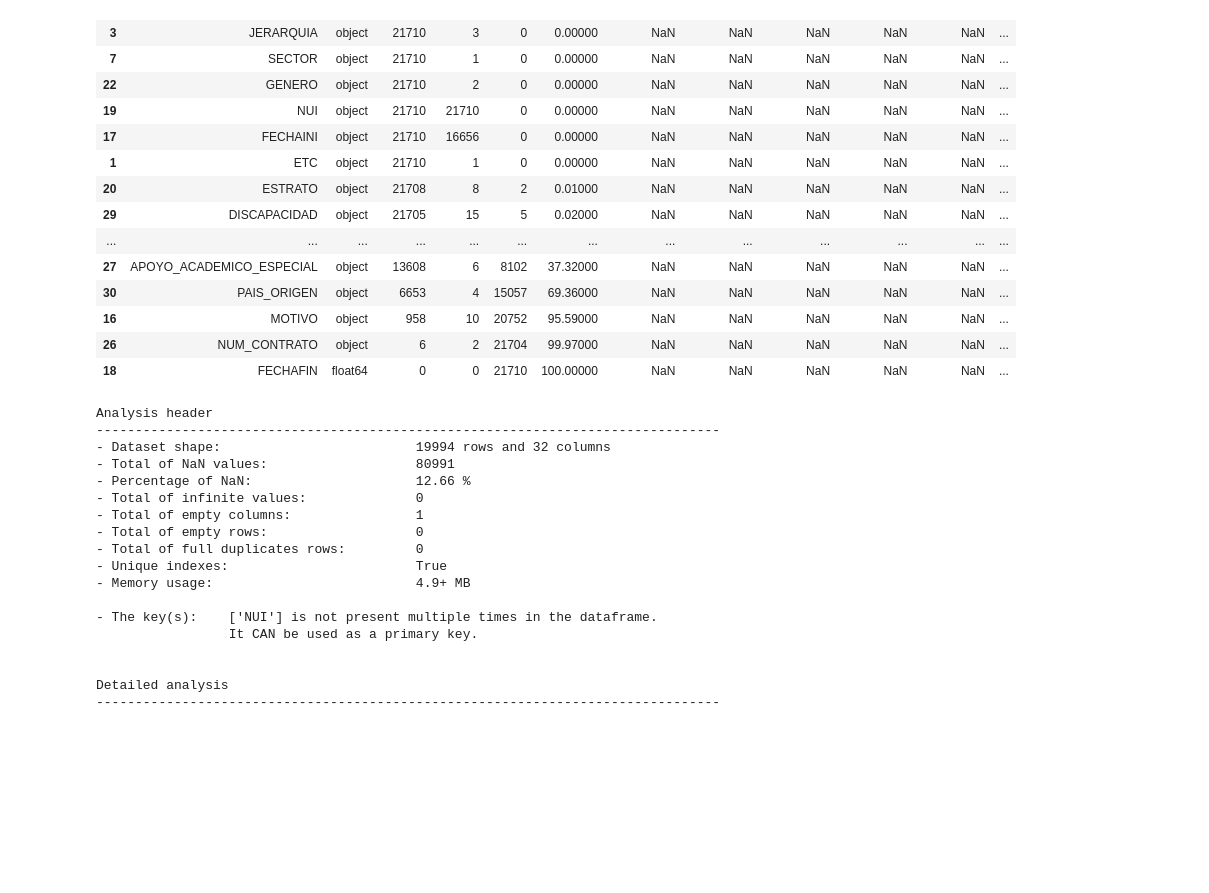
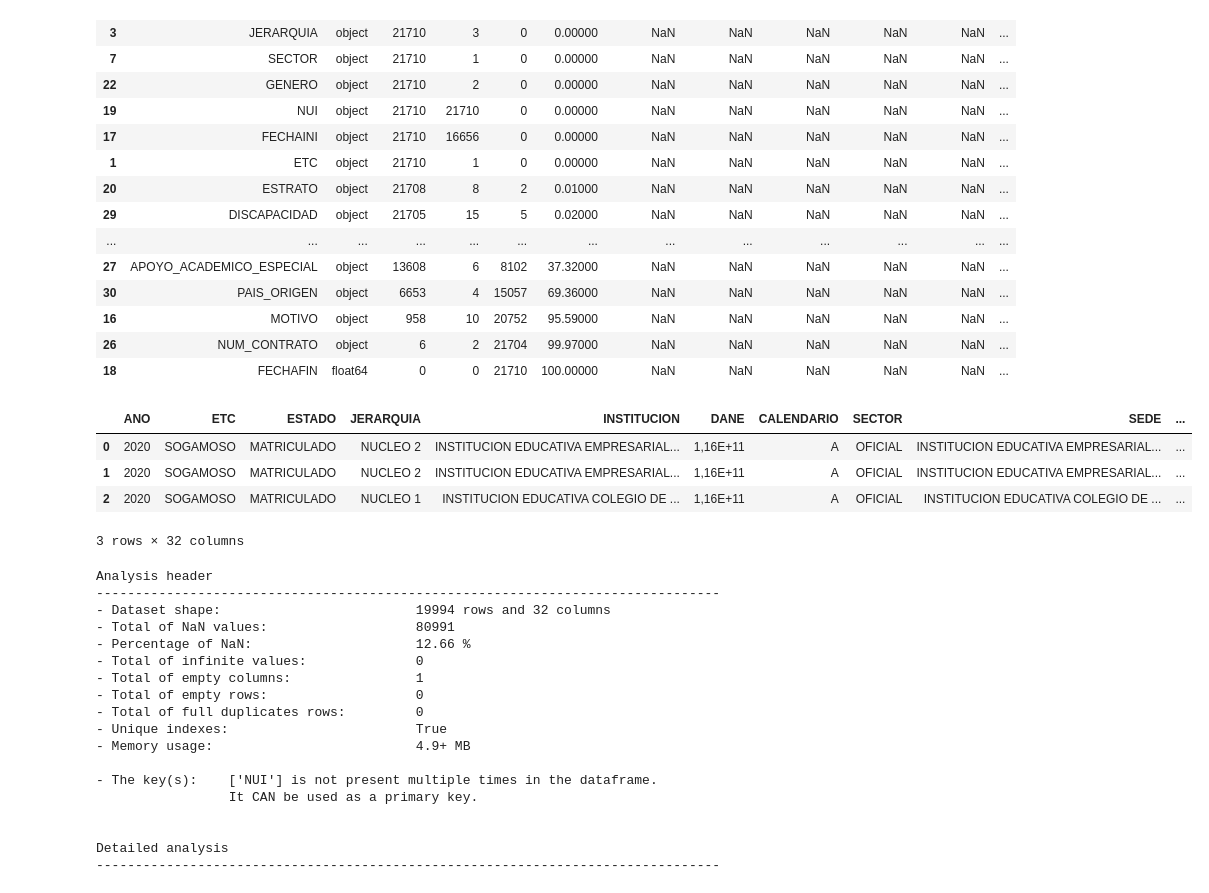
Before and after one commit to samirhinojosa/school-dropout-in-sogamoso, a Jupyter notebook: notebooks/school_dropout_eda.ipynb, the cells around one changed output. Cells and saved outputs as stored; diff of their text form; code cells hidden in the pictures; blank space fills up the shorter version.

```diff
--- a/notebooks/school_dropout_eda.ipynb
+++ b/notebooks/school_dropout_eda.ipynb
@@ -63,6 +72,14 @@ Detailed analysis
 | 16 | MOTIVO | object | 958 | 10 | 20752 | 95.59000 | NaN | NaN | NaN | NaN | NaN | ... |
 | 26 | NUM_CONTRATO | object | 6 | 2 | 21704 | 99.97000 | NaN | NaN | NaN | NaN | NaN | ... |
 | 18 | FECHAFIN | float64 | 0 | 0 | 21710 | 100.00000 | NaN | NaN | NaN | NaN | NaN | ... |
+# %%
+df_students_2020.head(3)
+# %% [output]
+|  | ANO | ETC | ESTADO | JERARQUIA | INSTITUCION | DANE | CALENDARIO | SECTOR | SEDE | ... |
+| 0 | 2020 | SOGAMOSO | MATRICULADO | NUCLEO 2 | INSTITUCION EDUCATIVA EMPRESARIAL... | 1,16E+11 | A | OFICIAL | INSTITUCION EDUCATIVA EMPRESARIAL... | ... |
+| 1 | 2020 | SOGAMOSO | MATRICULADO | NUCLEO 2 | INSTITUCION EDUCATIVA EMPRESARIAL... | 1,16E+11 | A | OFICIAL | INSTITUCION EDUCATIVA EMPRESARIAL... | ... |
+| 2 | 2020 | SOGAMOSO | MATRICULADO | NUCLEO 1 | INSTITUCION EDUCATIVA COLEGIO DE ... | 1,16E+11 | A | OFICIAL | INSTITUCION EDUCATIVA COLEGIO DE ... | ... |
+3 rows × 32 columns
 # %%
 df_analysis(df_students_2020, key_columns=["NUI"], analysis_type="complete")
 # %% [output]
```
Also changed, not shown: parts of 23 cells of this notebook, 1 other file.
